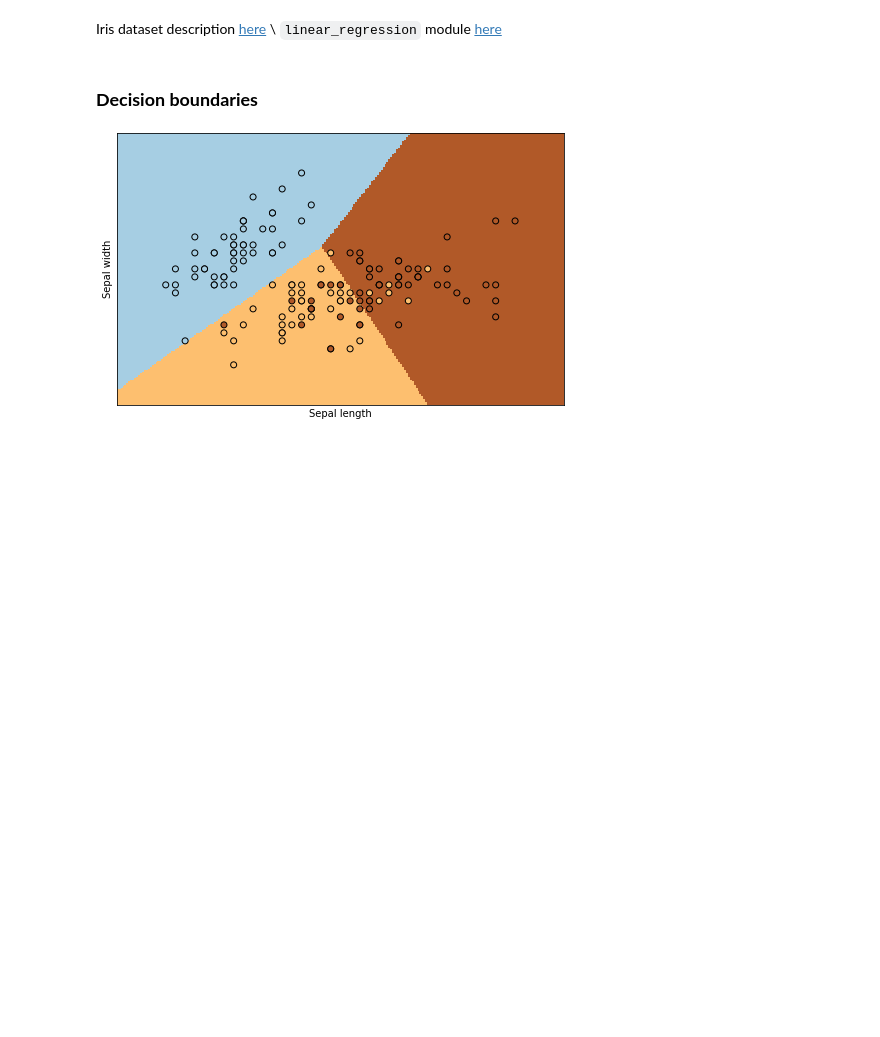
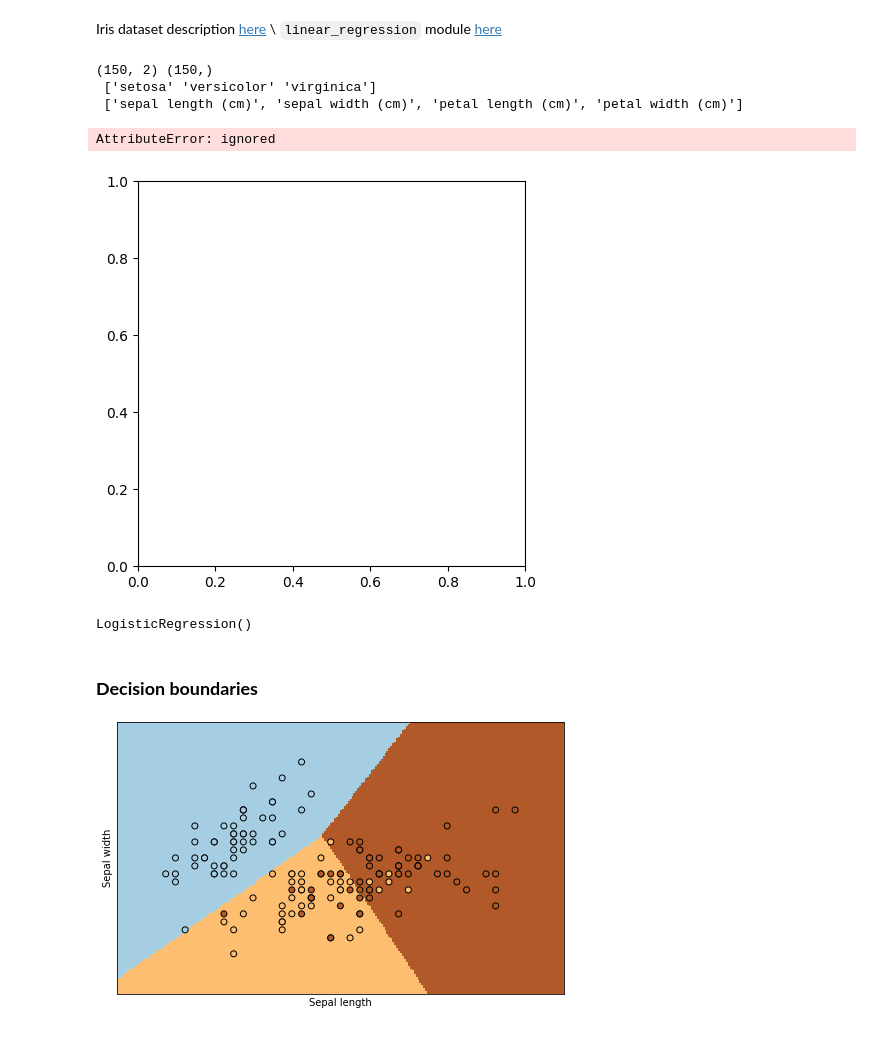
Before and after one commit to rubenfonnegra/machine_learning, a Jupyter notebook: Sem_2/Linear_Logistic_Reg.ipynb, the cells around one changed output. Cells and saved outputs as stored; diff of their text form; code cells hidden in the pictures; blank space fills up the shorter version.

```diff
--- a/Sem_2/Linear_Logistic_Reg.ipynb
+++ b/Sem_2/Linear_Logistic_Reg.ipynb
@@ -91,17 +112,31 @@ from sklearn.linear_model import LogisticRegression # Regresion logistica
 from sklearn.datasets import load_iris # Iris dataset
 # %%
 iris = load_iris() # Cargar la base de datos iris
-iris_x = iris.data[:, :2] # Caracteristicas. Seleccionamos 2
+iris_x = iris.data[:, 0:2] # Caracteristicas. Seleccionamos 2
 iris_y = iris.target # Etiquetas
+iris_names = iris.target_names
+iris_features = iris.feature_names
 
 # Imprimir formas
-print (iris_x.shape, iris_y.shape)
+print (iris_x.shape, iris_y.shape, "\n", iris_names, "\n", iris_features)
+# %% [output]
+(150, 2) (150,)
+ ['setosa' 'versicolor' 'virginica']
+ ['sepal length (cm)', 'sepal width (cm)', 'petal length (cm)', 'petal width (cm)']
+# %%
+ax = plt.subplots(figsize=(5,5))
+ax.scatter(iris_x[:,0],iris_x[:,1],c=iris_y,cmap="Paired")
+# %% [output]
+AttributeError: ignored
+[figure, added]
 # %%
 # Instancia de la regresion logistica
 logistic_regression = LogisticRegression()
 
 # Entrenar el modelo de regresion logistica
-logistic_regression.fit ( _ , _ ) #(#muestras, #caracteristicas)
+logistic_regression.fit (iris_x, iris_y) #(#muestras, #caracteristicas)
+# %% [output]
+LogisticRegression()
 # %% [markdown]
 ### **Decision boundaries**
 
```
Also changed, not shown: parts of 9 cells of this notebook.
